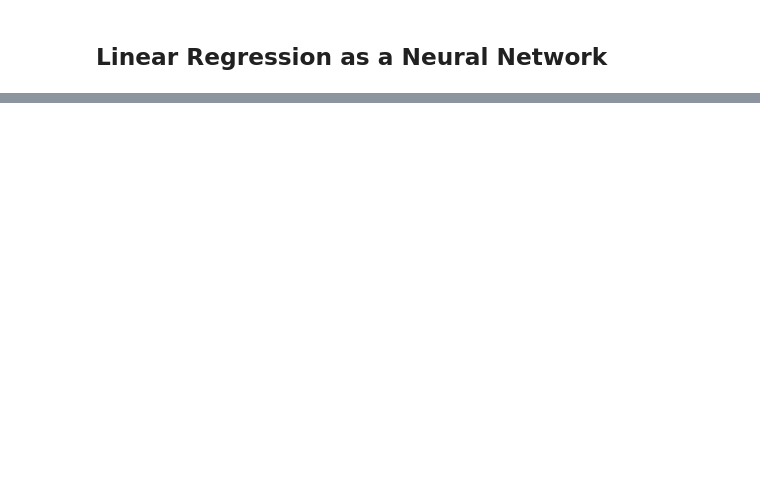
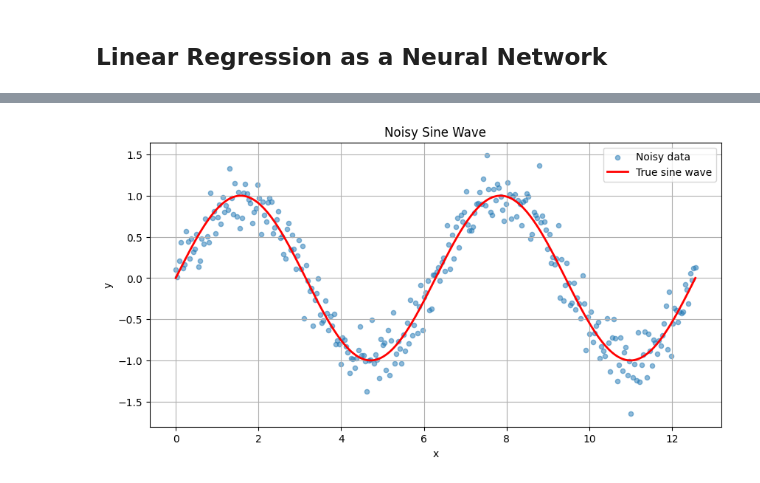
Before and after one commit to febse/ta2025, a Jupyter notebook: 03-01-Word-Embeddings-Overview.ipynb, the cells around one changed output, grey strips where cells are left out. Drawn from its saved outputs; the diff is of its cells as text; code cells hidden in the pictures; blank space fills up the shorter version.

```diff
--- a/03-01-Word-Embeddings-Overview.ipynb
+++ b/03-01-Word-Embeddings-Overview.ipynb
@@ -207,0 +345,22 @@ $$
+# %%
+# Generate a noisy sine wave
+np.random.seed(42)
+x_sine = np.linspace(0, 4 * np.pi, 300)
+y_sine = np.sin(x_sine) + np.random.randn(300) * 0.2
+
+# Reshape and scale data for PyTorch
+x_sine_scaled = (x_sine - np.mean(x_sine)) / np.std(x_sine)
+y_sine_scaled = (y_sine - np.mean(y_sine)) / np.std(y_sine)
+
+# Plot the noisy sine wave
+plt.figure(figsize=(10, 5))
+plt.scatter(x_sine, y_sine, alpha=0.5, s=20, label='Noisy data')
+plt.plot(x_sine, np.sin(x_sine), 'r-', label='True sine wave', linewidth=2)
+plt.xlabel('x')
+plt.ylabel('y')
+plt.title('Noisy Sine Wave')
+plt.legend()
+plt.grid(True)
+plt.show()
+# %% [output]
+[figure, added]
```
Also changed, not shown: parts of 13 cells of this notebook.
